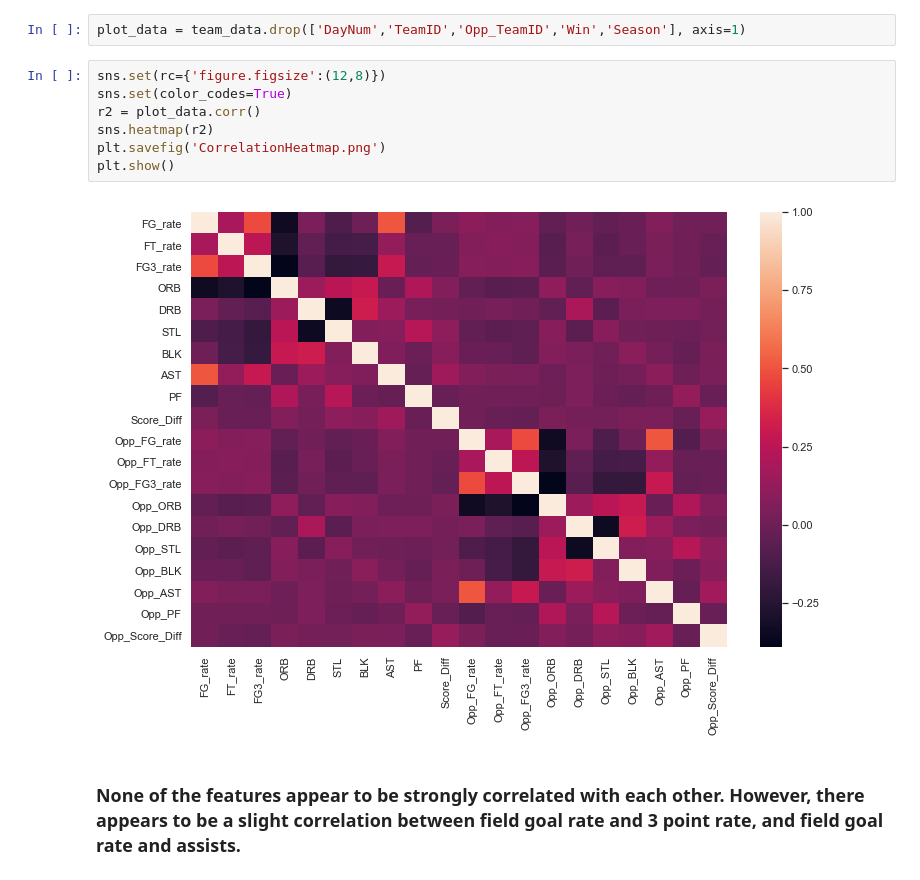
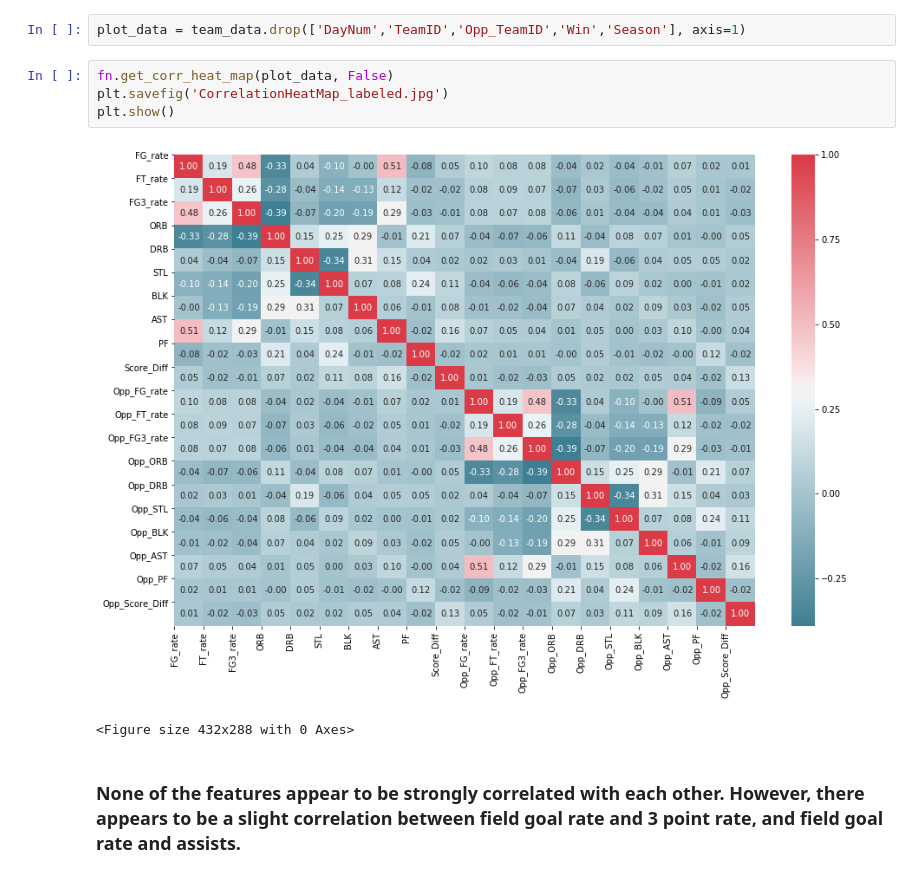
Before and after one commit to merlej/basketball-prediction, a Jupyter notebook: feature_selection.ipynb, the cells around one changed output. Drawn from its saved outputs; the diff is of its cells as text.

```diff
--- a/feature_selection.ipynb
+++ b/feature_selection.ipynb
@@ -25,15 +28,13 @@ team_data[team_data.Season==2009].head(3)
 ### First I will look at the correlation between the features by constructing a heatmap
 # %%
 plot_data = team_data.drop(['DayNum','TeamID','Opp_TeamID','Win','Season'], axis=1)
-# %%
-sns.set(rc={'figure.figsize':(12,8)})
-sns.set(color_codes=True)
-r2 = plot_data.corr()
-sns.heatmap(r2)
-plt.savefig('CorrelationHeatmap.png')
-plt.show()
-# %% [output]
-[figure, removed]
+# %%
+fn.get_corr_heat_map(plot_data, False)
+plt.savefig('CorrelationHeatMap_labeled.jpg')
+plt.show()
+# %% [output]
+[figure, added]
+<Figure size 432x288 with 0 Axes>
 # %% [markdown]
 ### None of the features appear to be strongly correlated with each other. However, there appears to be a slight correlation between field goal rate and 3 point rate, and field goal rate and assists.
 # %%
```
Also changed, not shown: parts of 12 cells of this notebook.
